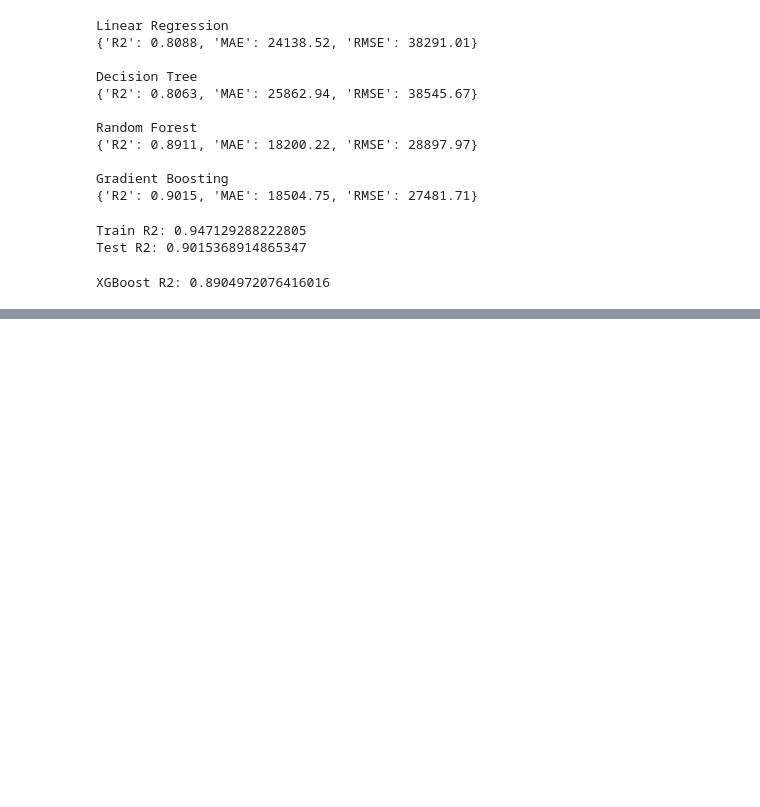
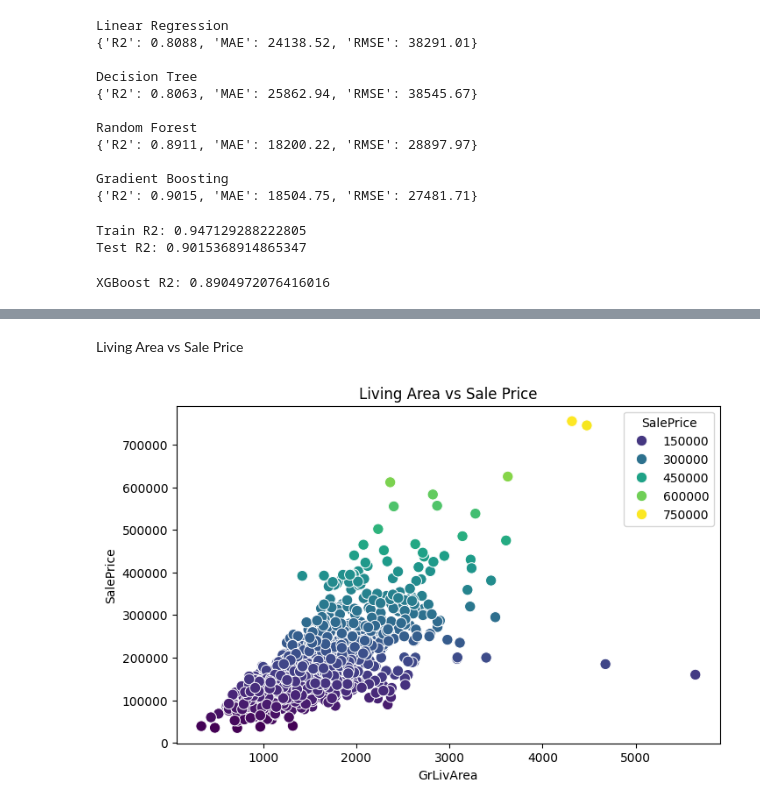
Before and after one commit to dimpalpanchal/House-Price-Prediction, a Jupyter notebook: notebooks/model_experiment.ipynb, the cells around one changed output, grey strips where cells are left out. Drawn from its saved outputs; the diff is of its cells as text; code cells hidden in the pictures; blank space fills up the shorter version.

```diff
--- a/notebooks/model_experiment.ipynb
+++ b/notebooks/model_experiment.ipynb
@@ -217,0 +287,18 @@ XGBoost R2: 0.8904972076416016
+# %% [markdown]
+Living Area vs Sale Price
+# %%
+plt.figure(figsize=(8,5))
+
+sns.scatterplot(
+    data=df,
+    x="GrLivArea",
+    y="SalePrice",
+    hue="SalePrice",
+    palette="viridis",
+    s=80
+)
+
+plt.title("Living Area vs Sale Price")
+plt.show()
+# %% [output]
+[figure, added]
```
Also changed, not shown: parts of 12 cells of this notebook, 6 other files.
